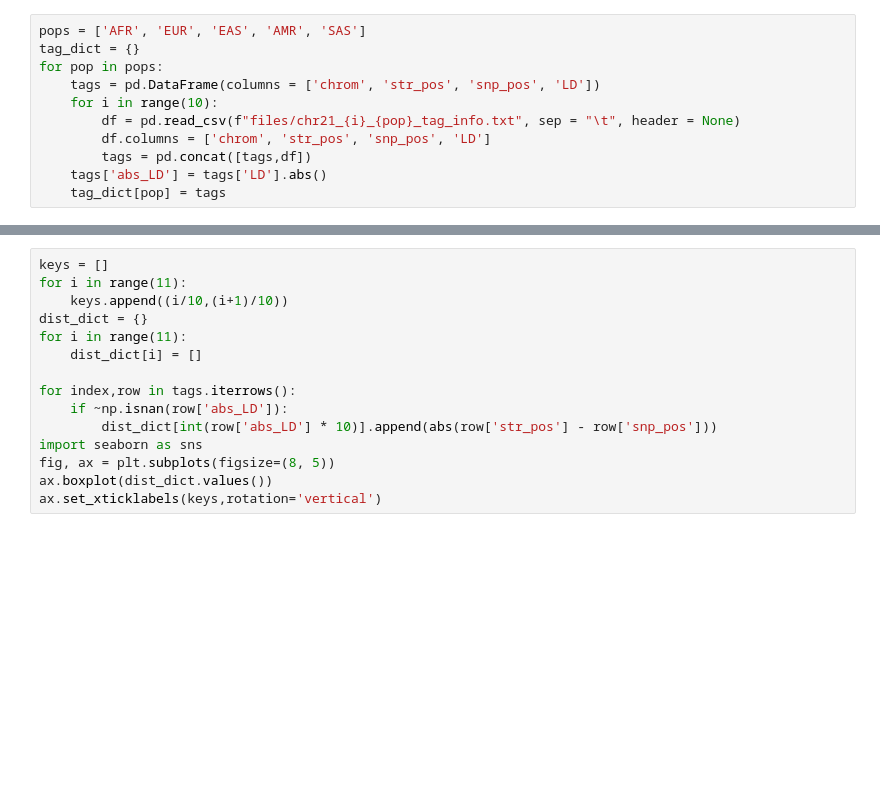
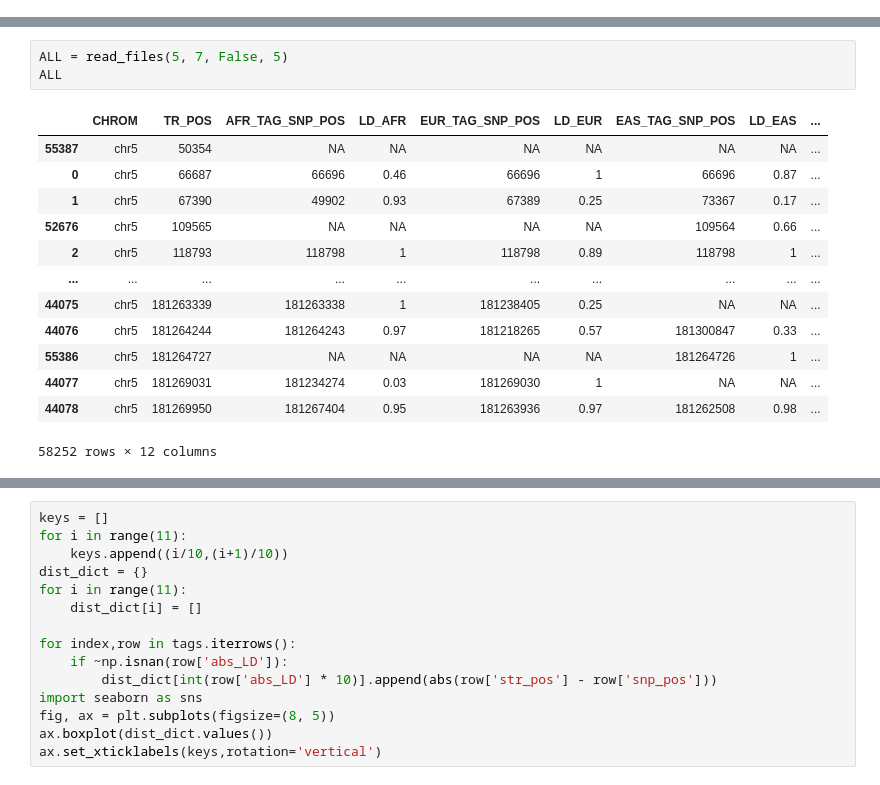
Before and after one commit to gymreklab/1000Genomes-TR-Analysis, a Jupyter notebook: phasing/tagging/tag_analysis.ipynb, the cells around one changed output, grey strips where cells are left out. Saved outputs shown, nothing was run; the diff lists cells and outputs as text; blank space fills up the shorter version.

```diff
--- a/phasing/tagging/tag_analysis.ipynb
+++ b/phasing/tagging/tag_analysis.ipynb
@@ -6,13 +7,2 @@ import matplotlib
 matplotlib.rcParams['pdf.fonttype'] = 42
 matplotlib.rcParams['ps.fonttype'] = 42
-# %%
-pops = ['AFR', 'EUR', 'EAS', 'AMR', 'SAS']
-tag_dict = {}
-for pop in pops:
-    tags = pd.DataFrame(columns = ['chrom', 'str_pos', 'snp_pos', 'LD'])
-    for i in range(10):
-        df = pd.read_csv(f"files/chr21_{i}_{pop}_tag_info.txt", sep = "\t", header = None)
-        df.columns = ['chrom', 'str_pos', 'snp_pos', 'LD']
-        tags = pd.concat([tags,df])
-    tags['abs_LD'] = tags['LD'].abs()
-    tag_dict[pop] = tags
@@ -18,0 +58,17 @@ for pop in pops:
+# %%
+ALL = read_files(5, 7, False, 5)
+ALL
+# %% [output]
+|  | CHROM | TR_POS | AFR_TAG_SNP_POS | LD_AFR | EUR_TAG_SNP_POS | LD_EUR | EAS_TAG_SNP_POS | LD_EAS | ... |
+| 55387 | chr5 | 50354 | NA | NA | NA | NA | NA | NA | ... |
+| 0 | chr5 | 66687 | 66696 | 0.46 | 66696 | 1 | 66696 | 0.87 | ... |
+| 1 | chr5 | 67390 | 49902 | 0.93 | 67389 | 0.25 | 73367 | 0.17 | ... |
+| 52676 | chr5 | 109565 | NA | NA | NA | NA | 109564 | 0.66 | ... |
+| 2 | chr5 | 118793 | 118798 | 1 | 118798 | 0.89 | 118798 | 1 | ... |
+| ... | ... | ... | ... | ... | ... | ... | ... | ... | ... |
+| 44075 | chr5 | 181263339 | 181263338 | 1 | 181238405 | 0.25 | NA | NA | ... |
+| 44076 | chr5 | 181264244 | 181264243 | 0.97 | 181218265 | 0.57 | 181300847 | 0.33 | ... |
+| 55386 | chr5 | 181264727 | NA | NA | NA | NA | 181264726 | 1 | ... |
+| 44077 | chr5 | 181269031 | 181234274 | 0.03 | 181269030 | 1 | NA | NA | ... |
+| 44078 | chr5 | 181269950 | 181267404 | 0.95 | 181263936 | 0.97 | 181262508 | 0.98 | ... |
+58252 rows × 12 columns
```
Also changed, not shown: parts of 6 cells of this notebook, 7 other files.
